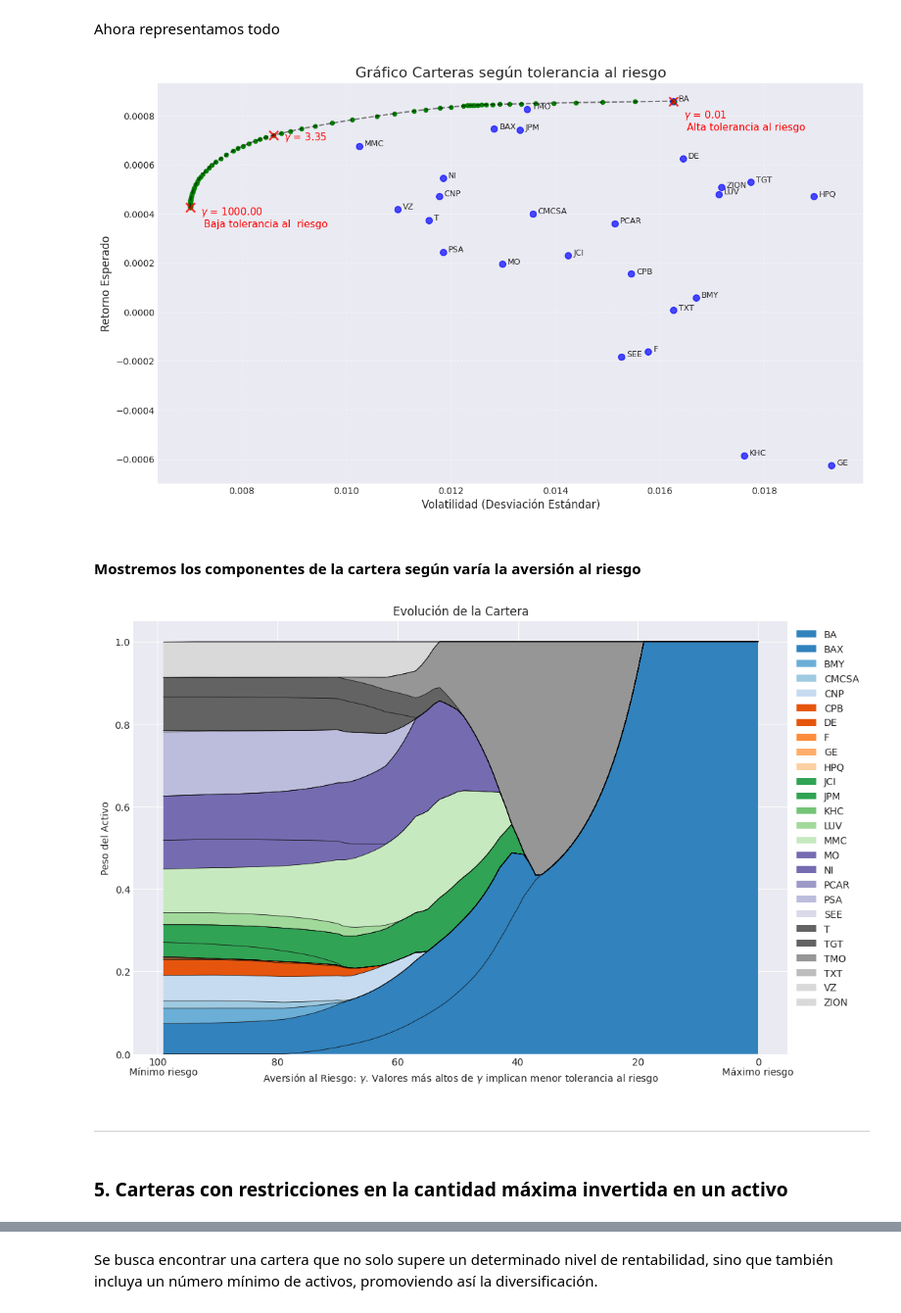
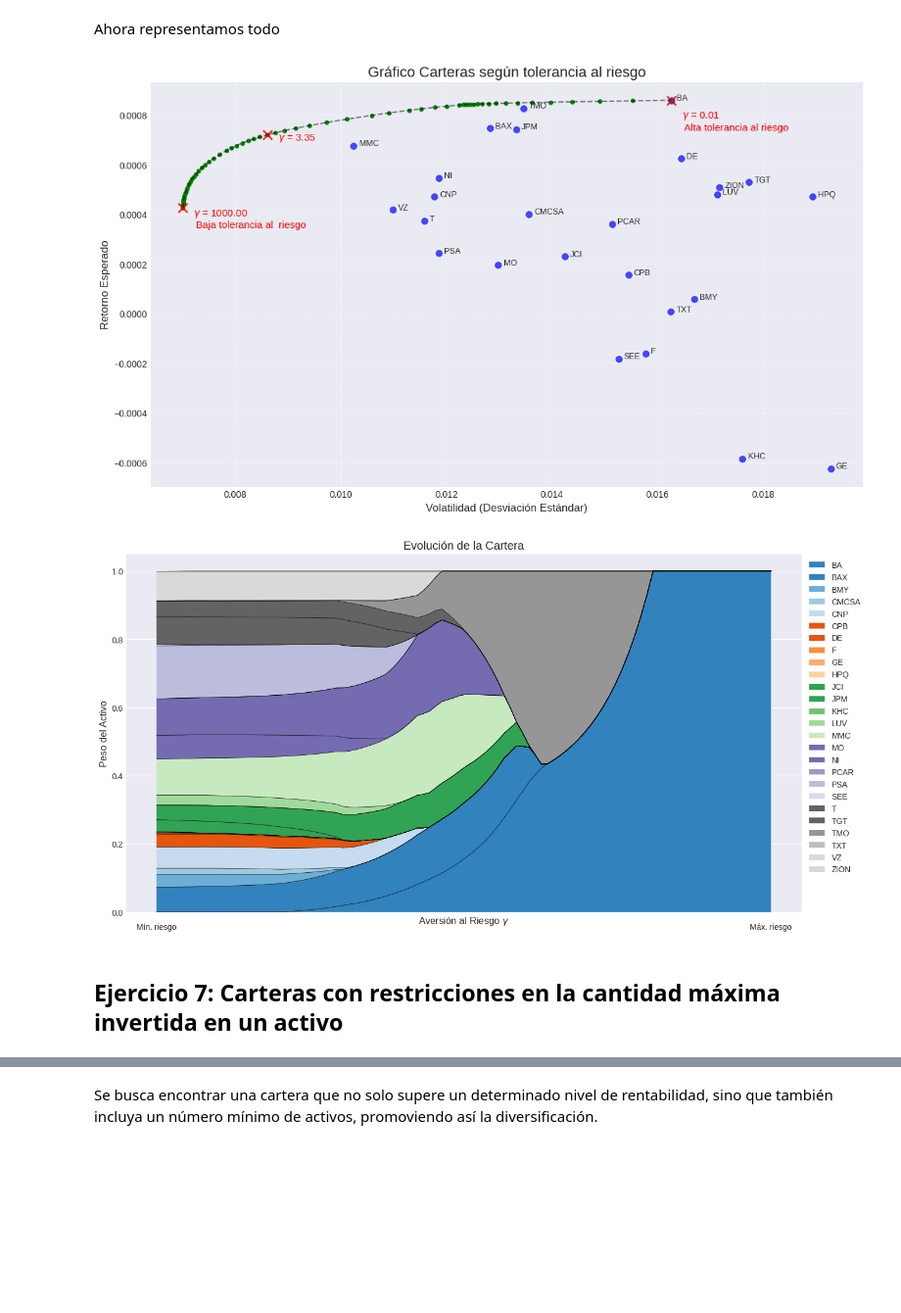
Before and after one commit to alfonso-santos/microcredencial-carteras-python-2023, a Jupyter notebook: Tema_3_Markowitz/src/ejemplos-optimizacion-markowitz.ipynb, the cells around one changed output, grey strips where cells are left out. Shown at 98% size. Drawn from its saved outputs; the diff is of its cells as text; code cells hidden in the pictures; blank space fills up the shorter version.

```diff
--- a/Tema_3_Markowitz/src/ejemplos-optimizacion-markowitz.ipynb
+++ b/Tema_3_Markowitz/src/ejemplos-optimizacion-markowitz.ipynb
@@ -8,13 +13,7 @@ import cvxpy as cp
 import yfinance as yf
 import seaborn as sns
 import gurobipy as gp
-import mosek as msk
 from gurobipy import GRB
 from scipy.interpolate import interp1d
 
-plt.style.use('seaborn-v0_8-darkgrid')
-plt.rcParams['figure.figsize'] = [12, 8]
-
-
-
-pd.options.display.float_format = '{:.4%}'.format
+plt.style.use('ggplot')
@@ -212,7 +217,7 @@ prices.columns = assets
 num_act = prices.shape[1]
 # %%
 #Calculamos los retornos logaritmicos
-returns = np.log(prices / prices.shift(1)).dropna()
+returns = np.log(prices).diff().dropna()
 returns.head(2)
 # %% [output]
 |  | BA | BAX | BMY | CMCSA | CNP | CPB | DE | F | GE | HPQ | ... | ... |
@@ -407,7 +408,6 @@ Vamos a representar estas carteras junto con los activos
 # %%
 # Estableciendo un tamaño y estilo para el gráfico
 plt.figure(figsize=(10, 6))
-plt.style.use('seaborn-v0_8-darkgrid')
 
 # Puntos de cada activo
 plt.scatter(np.sqrt(np.diag(matriz_cov)), retornos_esperados, color='blue', s=50, label='Activos', alpha=0.7)
@@ -494,7 +498,6 @@ Veamos la cartera junto a los distintos activos
 # %%
 #Estableciendo un tamaño y estilo para el gráfico
 plt.figure(figsize=(10, 6))
-plt.style.use('seaborn-v0_8-darkgrid')
 
 # Puntos de cada activo
 plt.scatter(np.sqrt(np.diag(matriz_cov)), retornos_esperados, color='blue', s=50, alpha=0.7)
@@ -648,44 +651,43 @@ plt.grid(True, linestyle='--', alpha=0.5)
 # Mostrar el gráfico
 plt.show()
 # %% [output]
-[figure, old version]
+[figure, new version]
-# %% [markdown]
-#### Mostremos los componentes de la cartera según varía la aversión al riesgo
 # %%
 # Elegir una paleta de colores y generar colores
 from matplotlib import cm
 paleta = cm.get_cmap('tab20c', num_act)
 colores = [paleta(i) for i in range(num_act)]
 
 # Crear una gráfica de áreas apiladas
 tiempo = np.arange(num_sim)  # Eje x - tiempo
+
+plt.figure(figsize=(15, 8))
 
 plt.stackplot(tiempo, pesos_res.T, colors=colores, labels=[f'{assets[i]}' for i in range(num_act)])
 
 # Añadir bordes a las áreas
 for i in range(num_act):
     plt.plot(tiempo, np.sum(pesos_res[:, :i+1], axis=1), color='black', linewidth=0.5)
 
 # Invertir el eje x
 plt.gca().invert_xaxis()
 
 # Añadir texto personalizado en el eje x
-plt.text(num_sim-1, -0.05, 'Mínimo riesgo', ha='center')  # Cerca del 100
-plt.text(0, -0.05, 'Máximo riesgo', ha='center')         # Cerca del 0
+plt.text(num_sim-1, -0.05, 'Mín. riesgo', ha='center')  # Cerca del 100
+plt.text(0, -0.05, 'Máx. riesgo', ha='center')         # Cerca del 0
 
 
-plt.xlabel('Aversión al Riesgo: $\gamma$. Valores más altos de $\gamma$ implican menor tolerancia al riesgo')
+plt.xlabel('Aversión al Riesgo $\gamma$')
 plt.ylabel('Peso del Activo')
 plt.title('Evolución de la Cartera')
 
 # Ajustar la leyenda fuera del área del gráfico
 plt.legend(loc='upper left', bbox_to_anchor=(1, 1))
+plt.xticks([],[])
 
-plt.show();
+plt.show()
 # %% [output]
-[figure, old version]
+[figure, new version]
-# %% [markdown]
----
 # %% [markdown]
-### 5. Carteras con restricciones en la cantidad máxima invertida en un activo
+## Ejercicio 7: Carteras con restricciones en la cantidad máxima invertida en un activo
 # %% [markdown]
```
Also changed, not shown: parts of 81 cells of this notebook, 9 other files.
